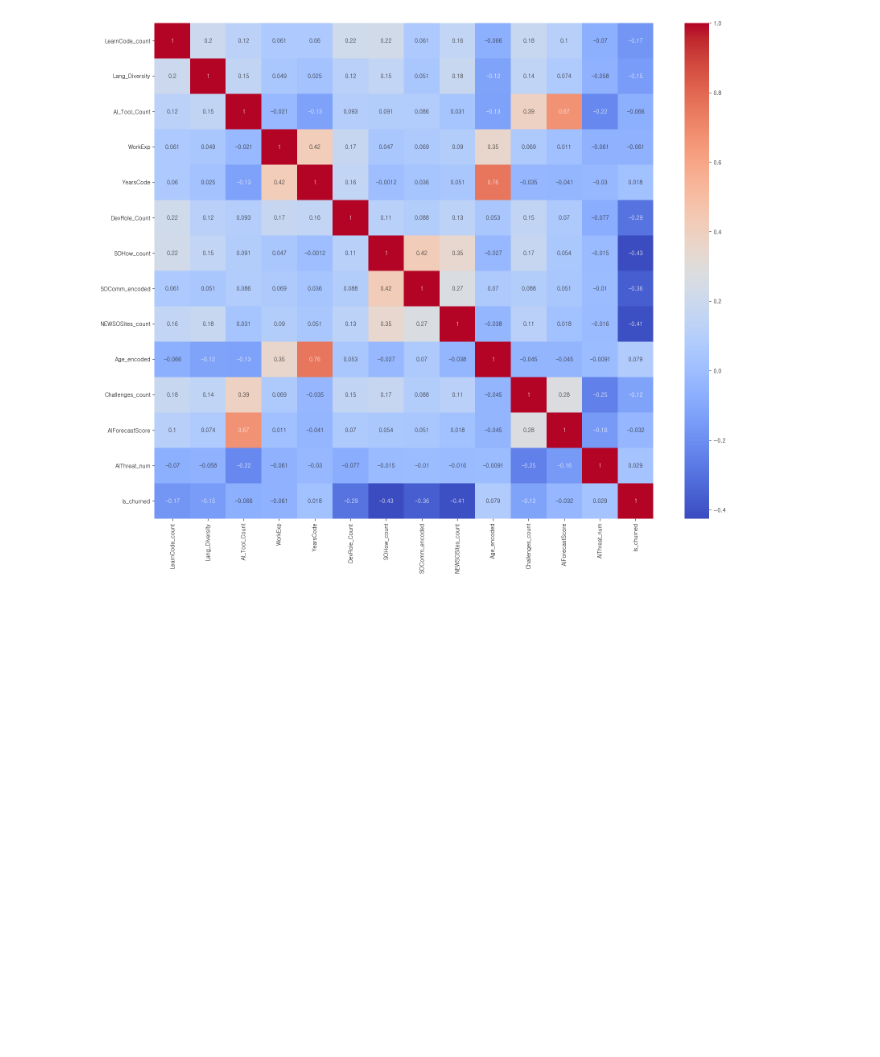
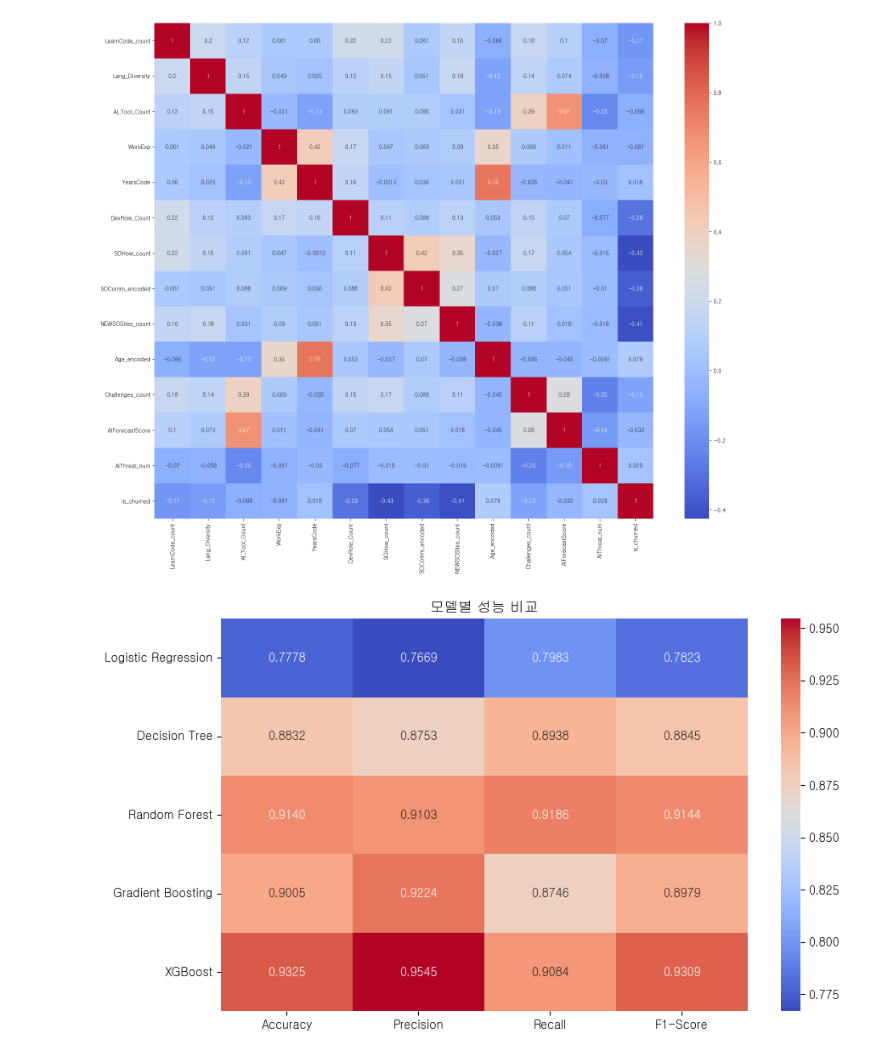
Before and after one commit to SKNETWORKS-FAMILY-AICAMP/SKN17-2nd-1Team, a Jupyter notebook: preprocess_scaler.ipynb, the cells around one changed output. Cells and saved outputs as stored; diff of their text form; code cells hidden in the pictures; blank space fills up the shorter version.

```diff
--- a/preprocess_scaler.ipynb
+++ b/preprocess_scaler.ipynb
@@ -366,3 +366,38 @@ sns.heatmap(df_smote.corr(), annot=True, cmap='coolwarm')
 plt.show()
 # %% [output]
 [figure]
+# %%
+from sklearn.metrics import accuracy_score, precision_score, recall_score, f1_score
+
+# 각 모델의 예측 결과를 저장할 딕셔너리
+results = {}
+
+# 평가할 모델 리스트
+models = {
+    "Logistic Regression": logreg,
+    "Decision Tree": clf_tree,
+    "Random Forest": rf_clf,
+    "Gradient Boosting": gbm,
+    "XGBoost": xgb
+}
+
+# 최적 임계값을 다시 계산하거나, 이전에 찾은 값을 사용
+for name, model in models.items():
+    y_pred = model.predict(X_test)
+    results[name] = {
+        "Accuracy": accuracy_score(y_test, y_pred),
+        "Precision": precision_score(y_test, y_pred),
+        "Recall": recall_score(y_test, y_pred),
+        "F1-Score": f1_score(y_test, y_pred)
+    }
+
+# 결과를 DataFrame으로 변환
+results_df = pd.DataFrame(results).T
+
+# 히트맵 시각화
+plt.figure(figsize=(10, 6))
+sns.heatmap(results_df, annot=True, cmap='coolwarm', fmt='.4f')
+plt.title('모델별 성능 비교', fontsize=12)
+plt.show()
+# %% [output]
+[figure, added]
```
Also changed, not shown: parts of 4 cells of this notebook.
